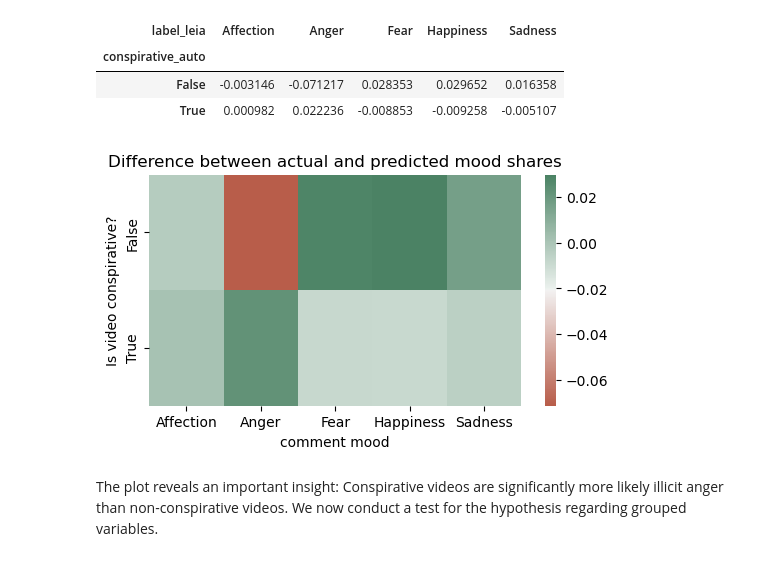
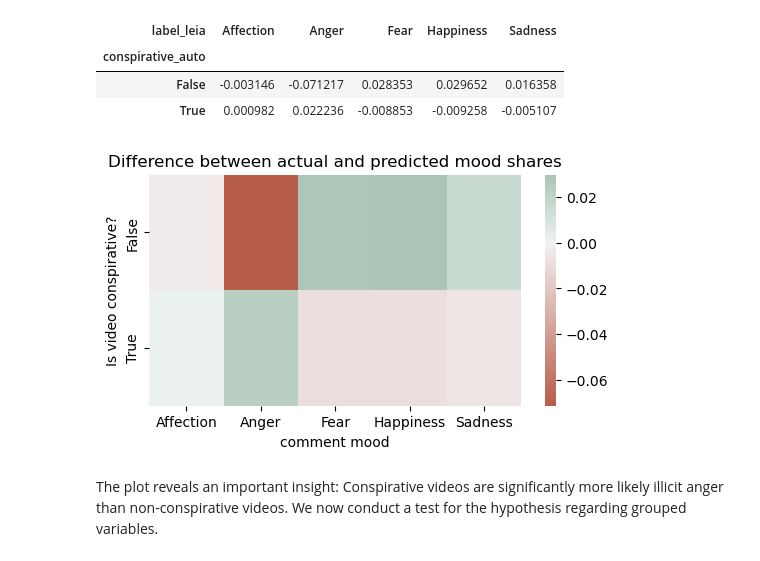
Before and after one commit to julia-king-edu/so-24_smda_project, a Jupyter notebook: 03_analysis.ipynb, the cells around one changed output. Saved outputs shown, nothing was run; the diff lists cells and outputs as text; code cells hidden in the pictures.

Commit message:
centered heatmap

```diff
--- a/03_analysis.ipynb
+++ b/03_analysis.ipynb
@@ -285,7 +285,9 @@ conspirative_auto
 False              2896.628566
 True               9277.371434
 # %%
-h2_shares - row_share(h2_expected)
+h2_diff_shares = h2_shares - row_share(h2_expected)
+
+h2_diff_shares
 # %% [output]
 | label_leia | Affection | Anger | Fear | Happiness | Sadness |
 | conspirative_auto |  |  |  |  |  |
@@ -293,14 +295,16 @@ h2_shares - row_share(h2_expected)
 | True | 0.000982 | 0.022236 | -0.008853 | -0.009258 | -0.005107 |
 # %%
 plt.figure(figsize = (6, 3))
-sns.heatmap(h2_shares - row_share(h2_expected), cmap = sns.diverging_palette(20, 145, s=60, as_cmap=True))
+sns.heatmap(h2_diff_shares,
+            cmap = sns.diverging_palette(20, 145, s = 60, as_cmap = True),
+            center = 0)
 plt.title("Difference between actual and predicted mood shares")
 plt.xlabel("comment mood")
 plt.ylabel("Is video conspirative?")
 
 plt.show()
 # %% [output]
-[figure, old version]
+[figure, new version]
 # %% [markdown]
 The plot reveals an important insight: Conspirative videos are significantly more likely illicit anger than non-conspirative videos.
 We now conduct a test for the hypothesis regarding grouped variables.
```
Also changed, not shown: parts of 3 cells of this notebook, 6 other files.
